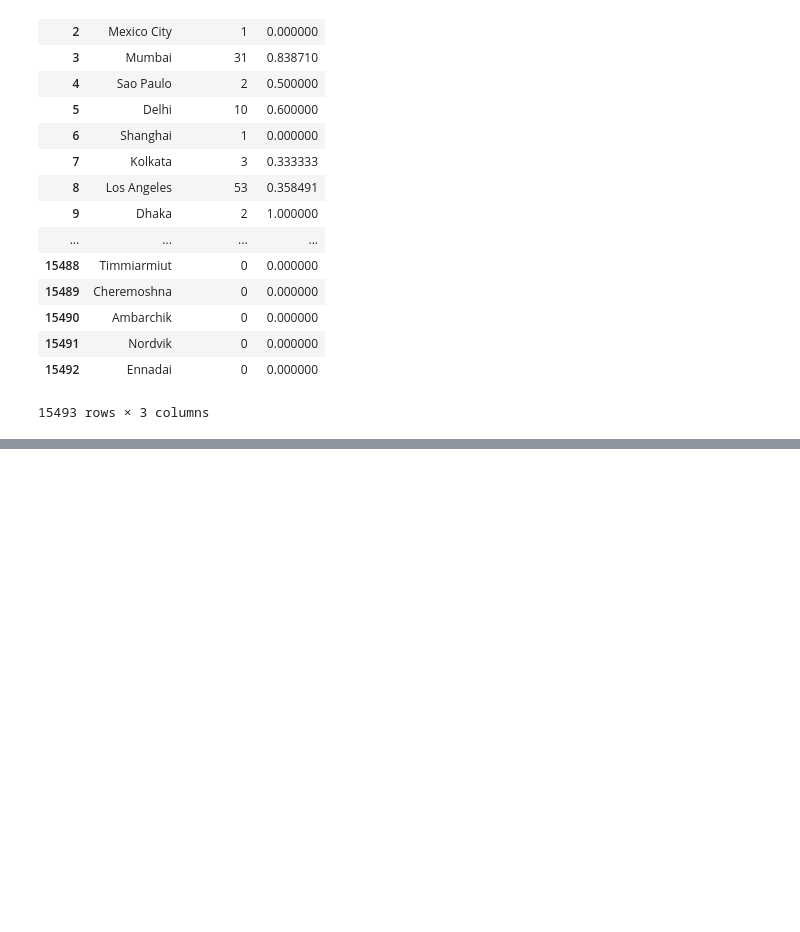
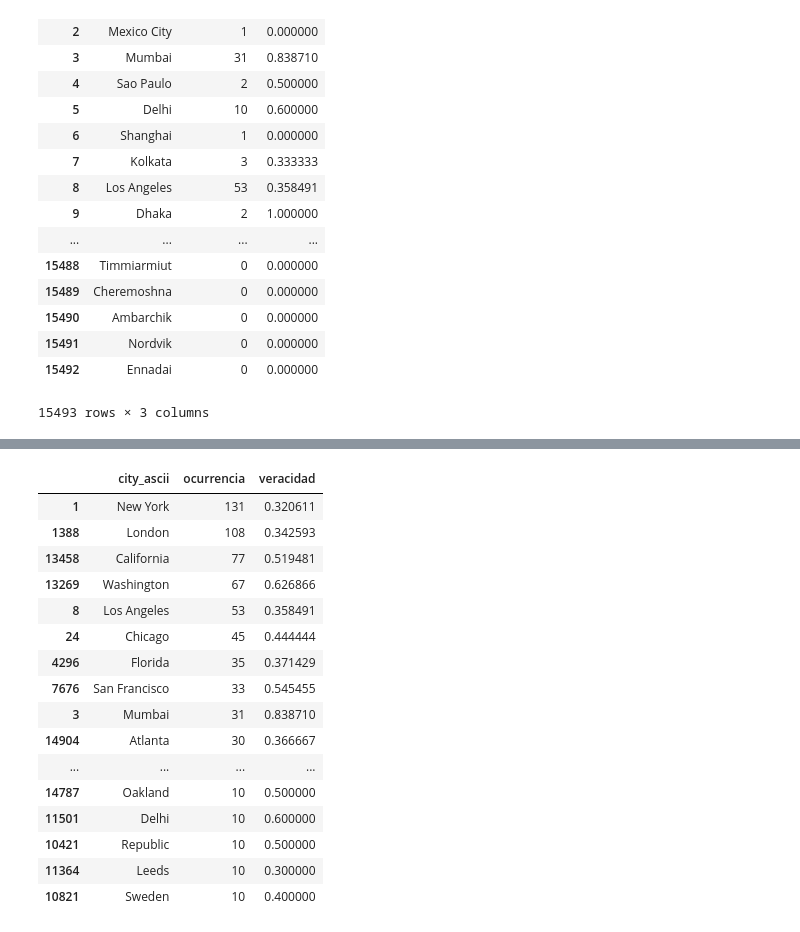
Before and after one commit to RiedelNicolas/TP1-Organizacion-de-Datos, a Jupyter notebook: Eze.ipynb, the cells around one changed output, grey strips where cells are left out. Saved outputs shown, nothing was run; the diff lists cells and outputs as text; code cells hidden in the pictures; blank space fills up the shorter version.

```diff
--- a/Eze.ipynb
+++ b/Eze.ipynb
@@ -203,0 +235,20 @@ ciudades_list
+# %%
+Top_populares.drop_duplicates(['city_ascii'])
+# %% [output]
+|  | city_ascii | ocurrencia | veracidad |
+| 1 | New York | 131 | 0.320611 |
+| 1388 | London | 108 | 0.342593 |
+| 13458 | California | 77 | 0.519481 |
+| 13269 | Washington | 67 | 0.626866 |
+| 8 | Los Angeles | 53 | 0.358491 |
+| 24 | Chicago | 45 | 0.444444 |
+| 4296 | Florida | 35 | 0.371429 |
+| 7676 | San Francisco | 33 | 0.545455 |
+| 3 | Mumbai | 31 | 0.838710 |
+| 14904 | Atlanta | 30 | 0.366667 |
+| ... | ... | ... | ... |
+| 14787 | Oakland | 10 | 0.500000 |
+| 11501 | Delhi | 10 | 0.600000 |
+| 10421 | Republic | 10 | 0.500000 |
+| 11364 | Leeds | 10 | 0.300000 |
+| 10821 | Sweden | 10 | 0.400000 |
```
Also changed, not shown: parts of 7 cells of this notebook, 1 other file.
